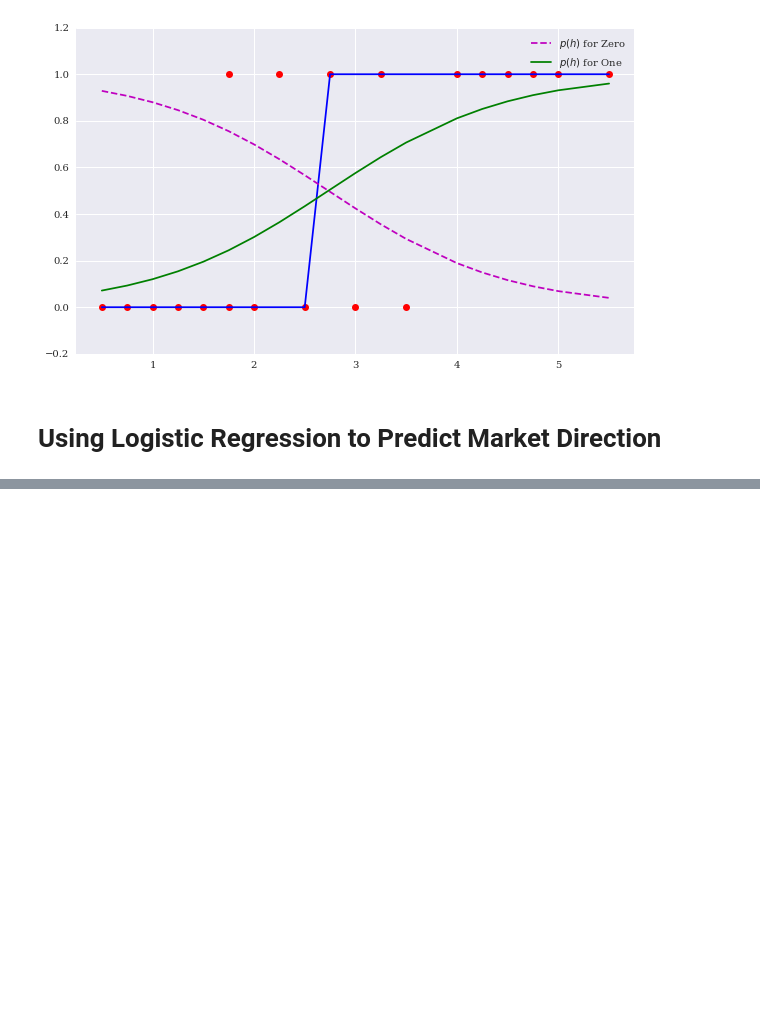
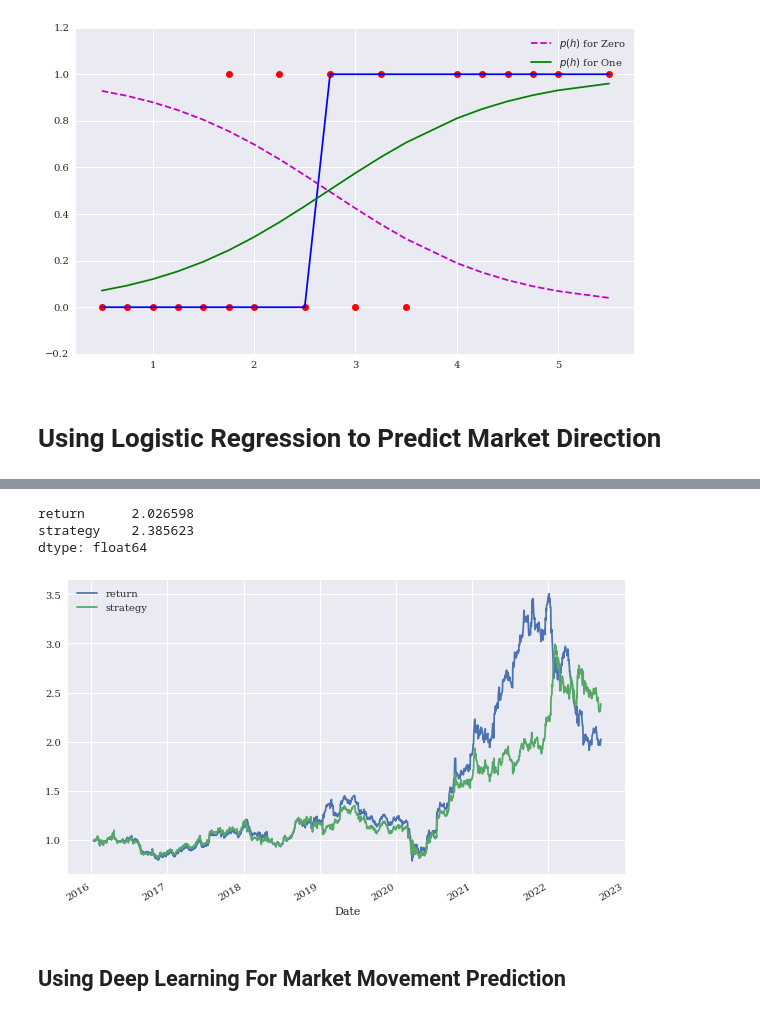
Before and after one commit to omsouravsharma/Python_for_algorithmic_trading-, a Jupyter notebook: Chapter-5.ipynb, the cells around one changed output, grey strips where cells are left out. Saved outputs shown, nothing was run; the diff lists cells and outputs as text; code cells hidden in the pictures; blank space fills up the shorter version.

```diff
--- a/Chapter-5.ipynb
+++ b/Chapter-5.ipynb
@@ -342,0 +426,13 @@ plt.legend(loc=0);
+# %%
+data['strategy'] = data['prediction']* data['return']
+data[['return', 'strategy']].sum().apply(np.exp)
+# %% [output]
+return      2.026598
+strategy    2.385623
+dtype: float64
+# %%
+data[['return', 'strategy']].cumsum().apply(np.exp).plot(figsize=(10,6));
+# %% [output]
+[figure, added]
+# %% [markdown]
+## Using Deep Learning For Market Movement Prediction
```
Also changed, not shown: parts of 52 cells of this notebook.
